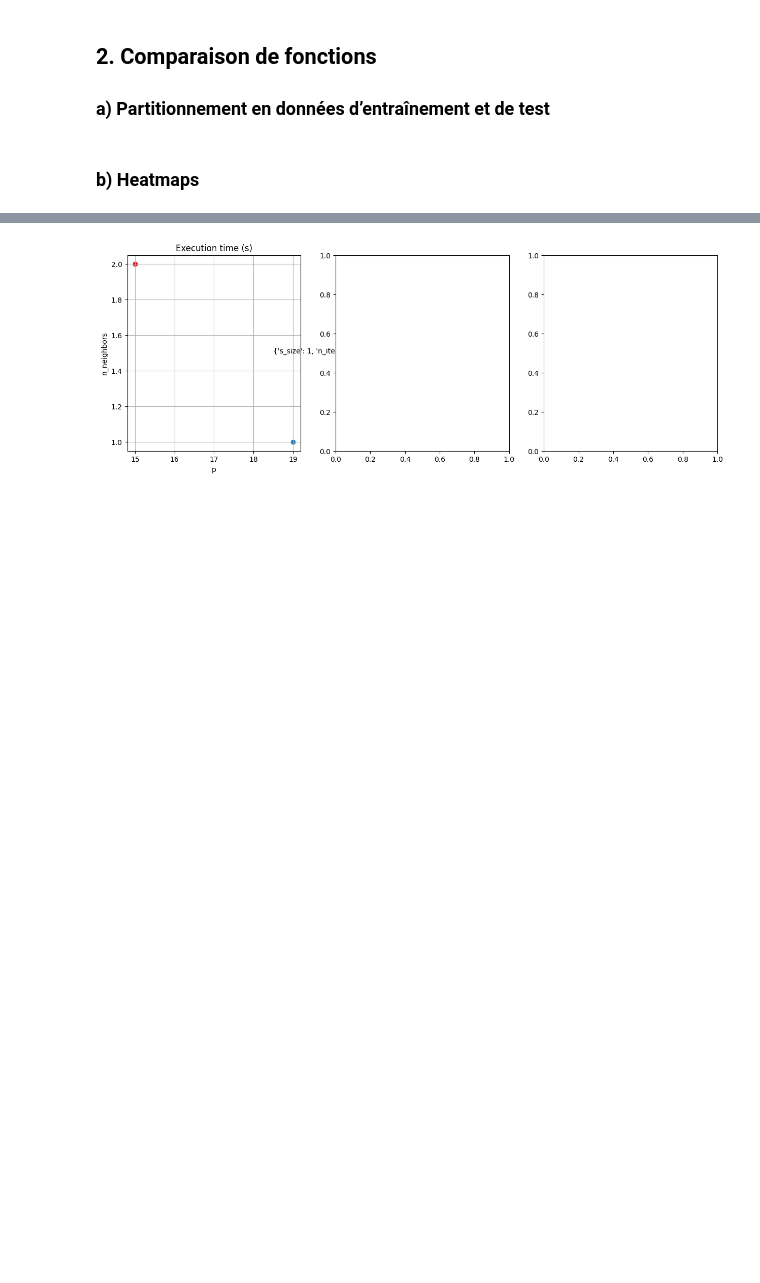
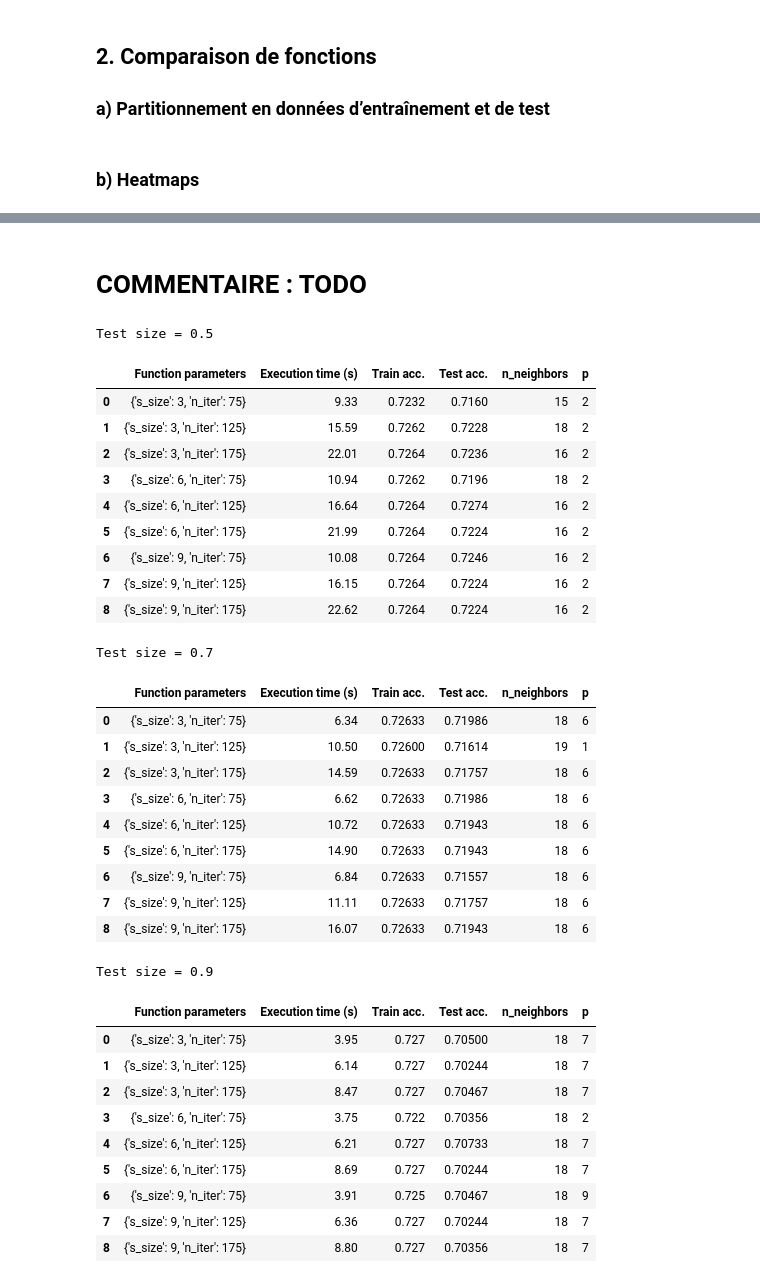
Before and after one commit to T-amairi/IFT870, a Jupyter notebook: TP3/tp3.ipynb, the cells around one changed output, grey strips where cells are left out. Drawn from its saved outputs; the diff is of its cells as text; code cells hidden in the pictures; blank space fills up the shorter version.

```diff
--- a/TP3/tp3.ipynb
+++ b/TP3/tp3.ipynb
@@ -337,8 +353,37 @@ def benchmarkSklearn(class_model, XTrain, yTrain, XTest, yTest, f, f_para):
 
     # return the results as a list
     return [float("{:.2f}".format(end - start)), float("{:.5f}".format(trainAcc)), float("{:.5f}".format(testAcc))] + list(bestPara.values())
+
+# to benchmark the skopt function
+def benchmarkSkopt(class_model, XTrain, yTrain, XTest, yTest, f, f_para):
+    # objective function "1 - accuracy"
+    @use_named_args(f_para['dimensions'])
+    def objective(**params):
+        class_model.set_params(**params)
+        return 1 - model_score(class_model, XTrain, yTrain, params)
+
+    # get execution time of the fit phase
+    start = timer()
+    res = f(func = objective, **f_para)
+    end = timer()
+
+    # get best parameters
+    bestPara = dict(zip(['n_neighbors','p'], res.x))
+
+    # set best parameters
+    class_model.set_params(**bestPara)
+
+    # get train accuracy
+    trainAcc = 1 - res.fun
+
+    # get test accuracy
+    testAcc = class_model.score(XTest, yTest)
+
+    # return the results as a list
+    return [float("{:.2f}".format(end - start)), float("{:.5f}".format(trainAcc)), float("{:.5f}".format(testAcc))] + list(bestPara.values())
 # %%
 # parameters
+space = [Integer(1, 20, name='n_neighbors'), Integer(1, 10, name='p')]
 grille_param = {'n_neighbors' : n_neighbors, 'p' : P}
 sample_percent = 30
 n_splitting = 5
@@ -375,6 +420,10 @@ perf.append(['RandomizedSearchCV'] + res)
 # HalvingGridSearchCV
 res = benchmarkSklearn(class_model, XTrain, yTrain, XTest, yTest, HalvingGridSearchCV, {'param_grid' : grille_param, 'scoring' : 'accuracy', 'factor' : 5, 'random_state' : 0})
 perf.append(['HalvingGridSearchCV'] + res)
+
+# gp_minimize
+res = benchmarkSkopt(class_model, XTrain, yTrain, XTest, yTest, gp_minimize, {'dimensions' : space, 'random_state' : 0})
+perf.append(['gp_minimize'] + res)
 # %%
 # display as data frame
 dfPerf = pd.DataFrame(perf, columns=['Function', 'Execution time (s)', 'Train acc.', 'Test acc.'] + list(grille_param.keys()))
@@ -390,0 +483,3 @@ dfPerf
+# %%
+# test sizes
+testSize = [0.5, 0.7, 0.9]
@@ -451,8 +543,40 @@ def getBenchmarkPlot(class_model, X, y, f, testSize, fBenchmark, fBenchmark_para
+# %% [markdown]
+# COMMENTAIRE : TODO
 # %%
-# parameters
-testSize = [0.3]
-benchmarkPara = {'s_size' : range(1,3), 'n_iter' : [50, 75]}
-
-getBenchmarkPlot(class_model, X, y, bayesian_optimisation, testSize, benchmark, benchmarkPara, 'grille_param', grille_param)
+# bayesian_optimisation
+benchmarkPara = {'s_size' : [3, 6, 9], 'n_iter' : [75, 125, 175]}
+getBenchmarkDf(class_model, X, y, bayesian_optimisation, testSize, benchmark, benchmarkPara, 'grille_param', grille_param)
 # %% [output]
-[figure, removed]
+Test size = 0.5
+|  | Function parameters | Execution time (s) | Train acc. | Test acc. | n_neighbors | p |
+| 0 | {'s_size': 3, 'n_iter': 75} | 9.33 | 0.7232 | 0.7160 | 15 | 2 |
+| 1 | {'s_size': 3, 'n_iter': 125} | 15.59 | 0.7262 | 0.7228 | 18 | 2 |
+| 2 | {'s_size': 3, 'n_iter': 175} | 22.01 | 0.7264 | 0.7236 | 16 | 2 |
+| 3 | {'s_size': 6, 'n_iter': 75} | 10.94 | 0.7262 | 0.7196 | 18 | 2 |
+| 4 | {'s_size': 6, 'n_iter': 125} | 16.64 | 0.7264 | 0.7274 | 16 | 2 |
+| 5 | {'s_size': 6, 'n_iter': 175} | 21.99 | 0.7264 | 0.7224 | 16 | 2 |
+| 6 | {'s_size': 9, 'n_iter': 75} | 10.08 | 0.7264 | 0.7246 | 16 | 2 |
+| 7 | {'s_size': 9, 'n_iter': 125} | 16.15 | 0.7264 | 0.7224 | 16 | 2 |
+| 8 | {'s_size': 9, 'n_iter': 175} | 22.62 | 0.7264 | 0.7224 | 16 | 2 |
+Test size = 0.7
+|  | Function parameters | Execution time (s) | Train acc. | Test acc. | n_neighbors | p |
+| 0 | {'s_size': 3, 'n_iter': 75} | 6.34 | 0.72633 | 0.71986 | 18 | 6 |
+| 1 | {'s_size': 3, 'n_iter': 125} | 10.50 | 0.72600 | 0.71614 | 19 | 1 |
+| 2 | {'s_size': 3, 'n_iter': 175} | 14.59 | 0.72633 | 0.71757 | 18 | 6 |
+| 3 | {'s_size': 6, 'n_iter': 75} | 6.62 | 0.72633 | 0.71986 | 18 | 6 |
+| 4 | {'s_size': 6, 'n_iter': 125} | 10.72 | 0.72633 | 0.71943 | 18 | 6 |
+| 5 | {'s_size': 6, 'n_iter': 175} | 14.90 | 0.72633 | 0.71943 | 18 | 6 |
+| 6 | {'s_size': 9, 'n_iter': 75} | 6.84 | 0.72633 | 0.71557 | 18 | 6 |
+| 7 | {'s_size': 9, 'n_iter': 125} | 11.11 | 0.72633 | 0.71757 | 18 | 6 |
+| 8 | {'s_size': 9, 'n_iter': 175} | 16.07 | 0.72633 | 0.71943 | 18 | 6 |
+Test size = 0.9
+|  | Function parameters | Execution time (s) | Train acc. | Test acc. | n_neighbors | p |
+| 0 | {'s_size': 3, 'n_iter': 75} | 3.95 | 0.727 | 0.70500 | 18 | 7 |
+| 1 | {'s_size': 3, 'n_iter': 125} | 6.14 | 0.727 | 0.70244 | 18 | 7 |
+| 2 | {'s_size': 3, 'n_iter': 175} | 8.47 | 0.727 | 0.70467 | 18 | 7 |
+| 3 | {'s_size': 6, 'n_iter': 75} | 3.75 | 0.722 | 0.70356 | 18 | 2 |
+| 4 | {'s_size': 6, 'n_iter': 125} | 6.21 | 0.727 | 0.70733 | 18 | 7 |
+| 5 | {'s_size': 6, 'n_iter': 175} | 8.69 | 0.727 | 0.70244 | 18 | 7 |
+| 6 | {'s_size': 9, 'n_iter': 75} | 3.91 | 0.725 | 0.70467 | 18 | 9 |
+| 7 | {'s_size': 9, 'n_iter': 125} | 6.36 | 0.727 | 0.70244 | 18 | 7 |
+| 8 | {'s_size': 9, 'n_iter': 175} | 8.80 | 0.727 | 0.70356 | 18 | 7 |
```
Also changed, not shown: parts of 24 cells of this notebook.
